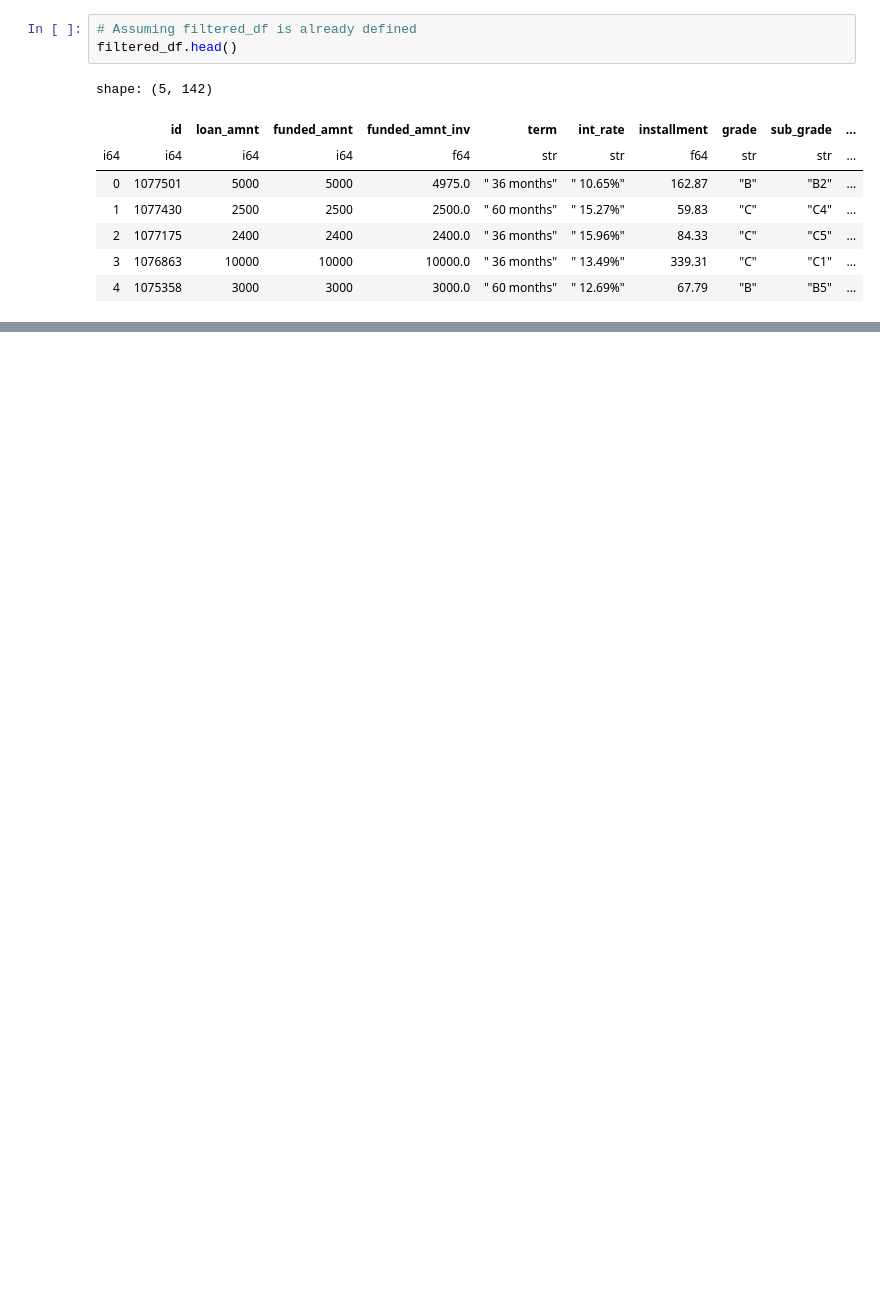
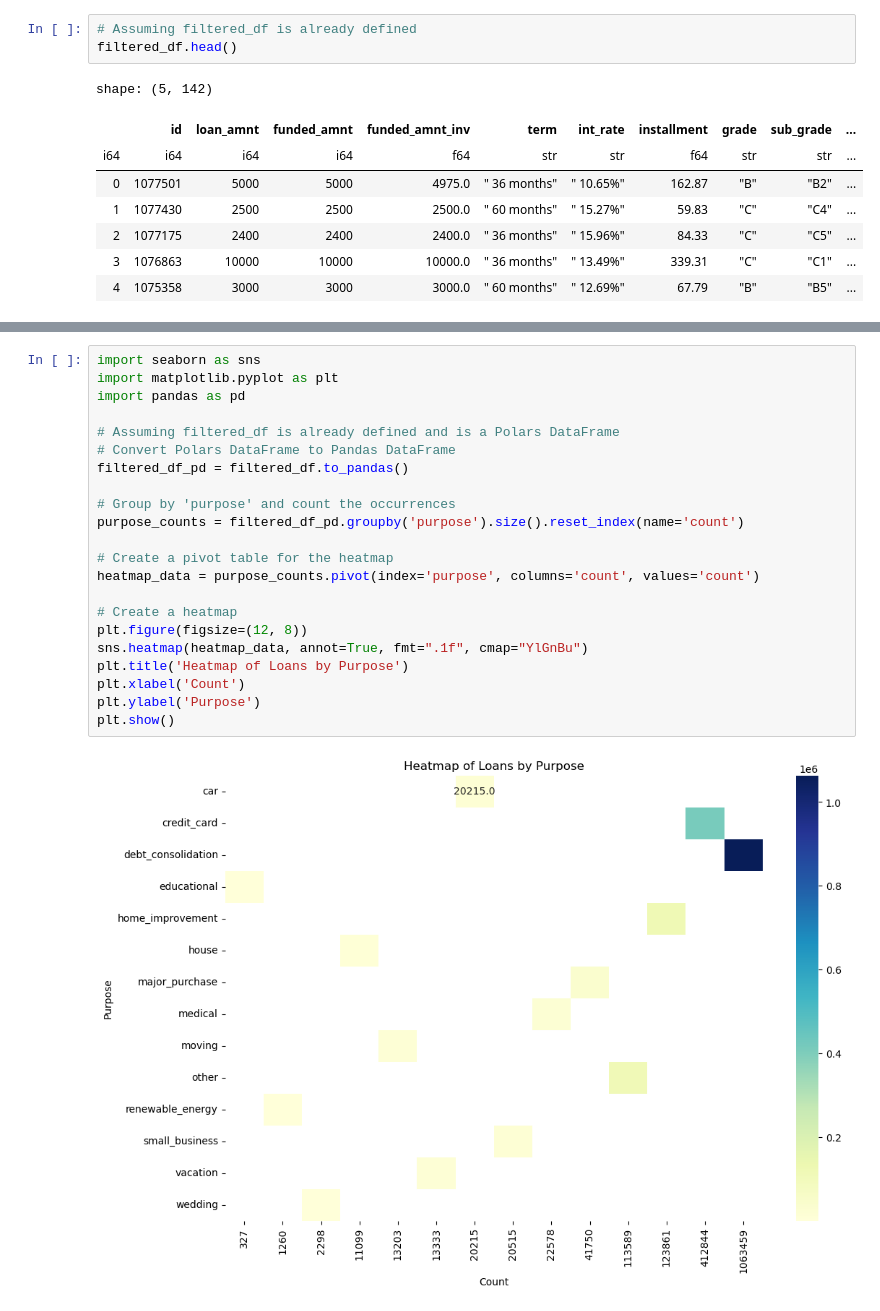
Before and after one commit to manolaz/kaggle-lending-hub-2024, a Jupyter notebook: trung-nva-lending-club-2007-20.ipynb, the cells around one changed output, grey strips where cells are left out. Saved outputs shown, nothing was run; the diff lists cells and outputs as text; blank space fills up the shorter version.

```diff
--- a/trung-nva-lending-club-2007-20.ipynb
+++ b/trung-nva-lending-club-2007-20.ipynb
@@ -149,0 +171,24 @@ shape: (5, 142)
+# %%
+import seaborn as sns
+import matplotlib.pyplot as plt
+import pandas as pd
+
+# Assuming filtered_df is already defined and is a Polars DataFrame
+# Convert Polars DataFrame to Pandas DataFrame
+filtered_df_pd = filtered_df.to_pandas()
+
+# Group by 'purpose' and count the occurrences
+purpose_counts = filtered_df_pd.groupby('purpose').size().reset_index(name='count')
+
+# Create a pivot table for the heatmap
+heatmap_data = purpose_counts.pivot(index='purpose', columns='count', values='count')
+
+# Create a heatmap
+plt.figure(figsize=(12, 8))
+sns.heatmap(heatmap_data, annot=True, fmt=".1f", cmap="YlGnBu")
+plt.title('Heatmap of Loans by Purpose')
+plt.xlabel('Count')
+plt.ylabel('Purpose')
+plt.show()
+# %% [output]
+[figure, added]
```
Also changed, not shown: parts of 3 cells of this notebook.
